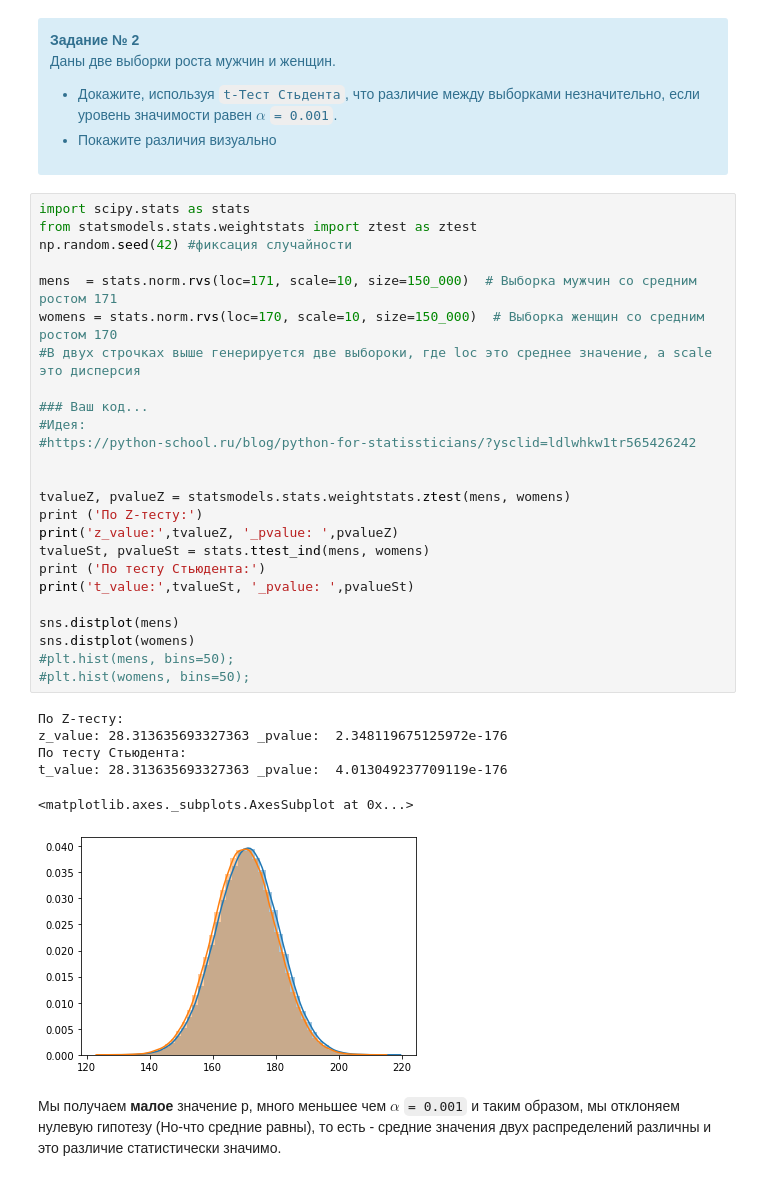
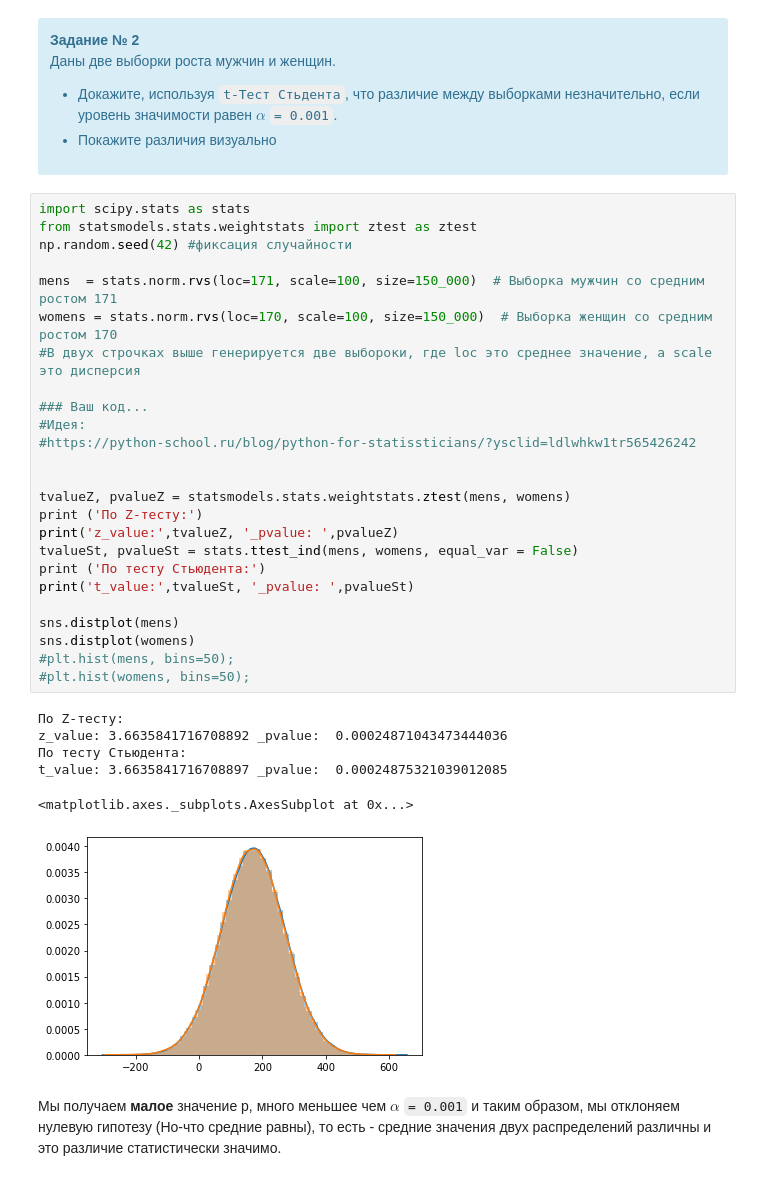
Before and after one commit to SergeyChernyaev/Python-Homeworks, a Jupyter notebook: STPY-39/Homeworks/06_Homework (Confidential_intervals)/06Homework_white.ipynb, the cells around one changed output. Cells and saved outputs as stored; diff of their text form.

```diff
--- a/STPY-39/Homeworks/06_Homework (Confidential_intervals)/06Homework_white.ipynb
+++ b/STPY-39/Homeworks/06_Homework (Confidential_intervals)/06Homework_white.ipynb
@@ -99,35 +99,35 @@ round(L)
 # %%
 import scipy.stats as stats
 from statsmodels.stats.weightstats import ztest as ztest
 np.random.seed(42) #фиксация случайности
 
-mens  = stats.norm.rvs(loc=171, scale=10, size=150_000)  # Выборка мужчин со средним ростом 171
-womens = stats.norm.rvs(loc=170, scale=10, size=150_000)  # Выборка женщин со средним ростом 170
+mens  = stats.norm.rvs(loc=171, scale=100, size=150_000)  # Выборка мужчин со средним ростом 171
+womens = stats.norm.rvs(loc=170, scale=100, size=150_000)  # Выборка женщин со средним ростом 170
 #В двух строчках выше генерируется две выбороки, где loc это среднее значение, а scale это дисперсия
 
 ### Ваш код...
 #Идея:
 #https://python-school.ru/blog/python-for-statissticians/?ysclid=ldlwhkw1tr565426242
 
 
 tvalueZ, pvalueZ = statsmodels.stats.weightstats.ztest(mens, womens)
 print ('По Z-тесту:')
 print('z_value:',tvalueZ, '_pvalue: ',pvalueZ)
-tvalueSt, pvalueSt = stats.ttest_ind(mens, womens)
+tvalueSt, pvalueSt = stats.ttest_ind(mens, womens, equal_var = False)
 print ('По тесту Стьюдента:')
 print('t_value:',tvalueSt, '_pvalue: ',pvalueSt)
 
 sns.distplot(mens)
 sns.distplot(womens)
 #plt.hist(mens, bins=50);
 #plt.hist(womens, bins=50);
 # %% [output]
 По Z-тесту:
-z_value: 28.313635693327363 _pvalue:  2.348119675125972e-176
+z_value: 3.6635841716708892 _pvalue:  0.00024871043473444036
 По тесту Стьюдента:
-t_value: 28.313635693327363 _pvalue:  4.013049237709119e-176
+t_value: 3.6635841716708897 _pvalue:  0.00024875321039012085
 <matplotlib.axes._subplots.AxesSubplot at 0x...>
-[figure, old version]
+[figure, new version]
 # %% [markdown]
 Мы получаем **малое** значение p, много меньшее чем $\alpha$ `= 0.001` и таким образом, мы отклоняем нулевую гипотезу (Ho-что средние равны), то есть - средние значения двух распределений различны и это различие статистически значимо.
 # %% [markdown]
```
Also changed, not shown: 22 other files.
